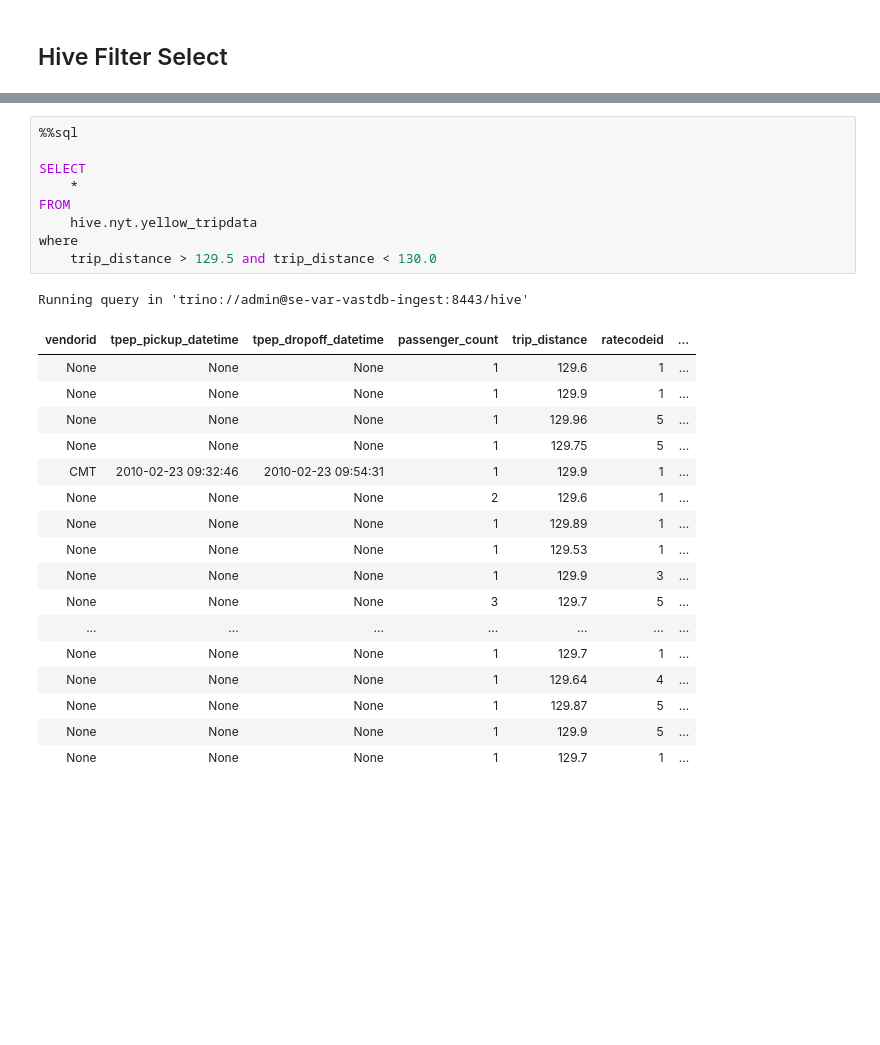
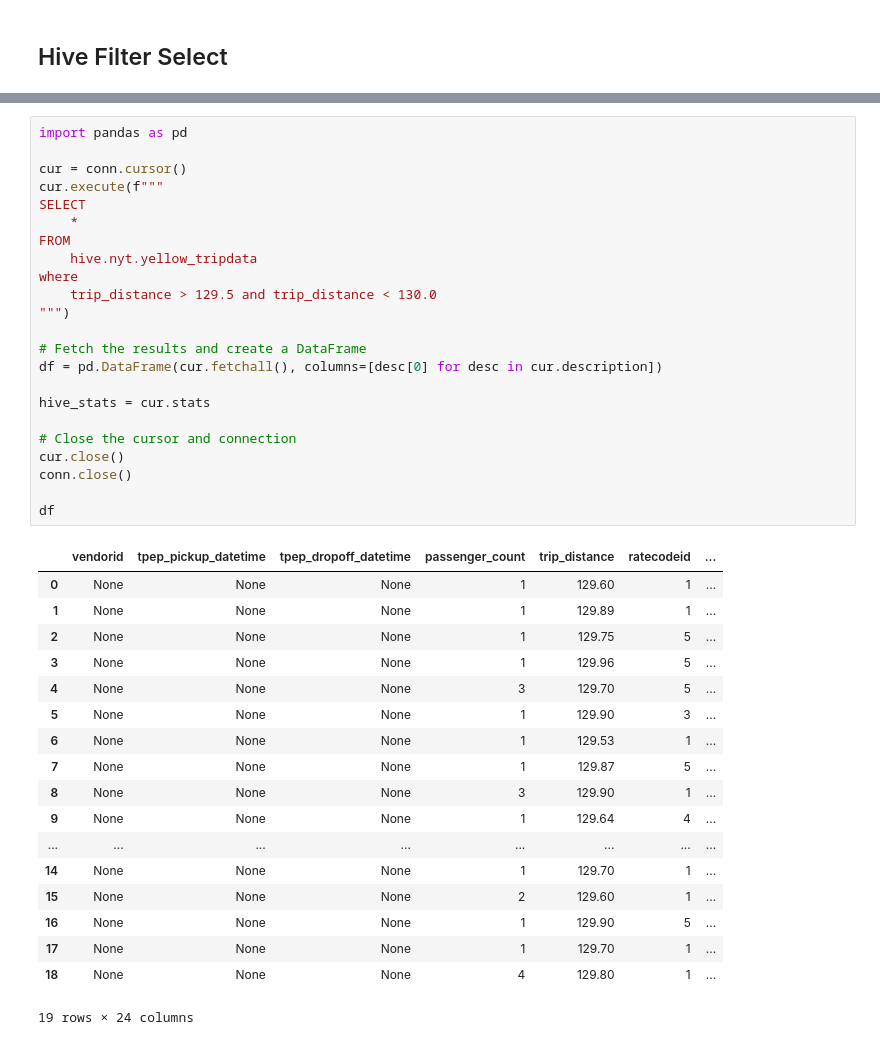
Before and after one commit to snowch/vast-docker-compose-examples, a Jupyter notebook: jupyter-pyspark/examples/taxi_data/yellow_taxi_data_pt6_performance.ipynb, the cells around one changed output, grey strips where cells are left out. Drawn from its saved outputs; the diff is of its cells as text; blank space fills up the shorter version.

```diff
--- a/jupyter-pyspark/examples/taxi_data/yellow_taxi_data_pt6_performance.ipynb
+++ b/jupyter-pyspark/examples/taxi_data/yellow_taxi_data_pt6_performance.ipynb
@@ -85,28 +115,42 @@ Connecting and switching to connection 'trino://admin@se-var-vastdb-ingest:8443/
-# %%
-%%sql
-
-SELECT
-    *
-FROM
-    hive.nyt.yellow_tripdata
-where
-    trip_distance > 129.5 and trip_distance < 130.0
-# %% [output]
-Running query in 'trino://admin@se-var-vastdb-ingest:8443/hive'
-| vendorid | tpep_pickup_datetime | tpep_dropoff_datetime | passenger_count | trip_distance | ratecodeid | ... |
-| None | None | None | 1 | 129.6 | 1 | ... |
-| None | None | None | 1 | 129.9 | 1 | ... |
-| None | None | None | 1 | 129.96 | 5 | ... |
-| None | None | None | 1 | 129.75 | 5 | ... |
-| CMT | 2010-02-23 09:32:46 | 2010-02-23 09:54:31 | 1 | 129.9 | 1 | ... |
-| None | None | None | 2 | 129.6 | 1 | ... |
-| None | None | None | 1 | 129.89 | 1 | ... |
-| None | None | None | 1 | 129.53 | 1 | ... |
-| None | None | None | 1 | 129.9 | 3 | ... |
-| None | None | None | 3 | 129.7 | 5 | ... |
-| ... | ... | ... | ... | ... | ... | ... |
-| None | None | None | 1 | 129.7 | 1 | ... |
-| None | None | None | 1 | 129.64 | 4 | ... |
-| None | None | None | 1 | 129.87 | 5 | ... |
-| None | None | None | 1 | 129.9 | 5 | ... |
-| None | None | None | 1 | 129.7 | 1 | ... |
+# %%
+import pandas as pd
+
+cur = conn.cursor()
+cur.execute(f"""
+SELECT
+    *
+FROM
+    hive.nyt.yellow_tripdata
+where
+    trip_distance > 129.5 and trip_distance < 130.0
+""")
+
+# Fetch the results and create a DataFrame
+df = pd.DataFrame(cur.fetchall(), columns=[desc[0] for desc in cur.description])
+
+hive_stats = cur.stats
+
+# Close the cursor and connection
+cur.close()
+conn.close()
+
+df
+# %% [output]
+|  | vendorid | tpep_pickup_datetime | tpep_dropoff_datetime | passenger_count | trip_distance | ratecodeid | ... |
+| 0 | None | None | None | 1 | 129.60 | 1 | ... |
+| 1 | None | None | None | 1 | 129.89 | 1 | ... |
+| 2 | None | None | None | 1 | 129.75 | 5 | ... |
+| 3 | None | None | None | 1 | 129.96 | 5 | ... |
+| 4 | None | None | None | 3 | 129.70 | 5 | ... |
+| 5 | None | None | None | 1 | 129.90 | 3 | ... |
+| 6 | None | None | None | 1 | 129.53 | 1 | ... |
+| 7 | None | None | None | 1 | 129.87 | 5 | ... |
+| 8 | None | None | None | 3 | 129.90 | 1 | ... |
+| 9 | None | None | None | 1 | 129.64 | 4 | ... |
+| ... | ... | ... | ... | ... | ... | ... | ... |
+| 14 | None | None | None | 1 | 129.70 | 1 | ... |
+| 15 | None | None | None | 2 | 129.60 | 1 | ... |
+| 16 | None | None | None | 1 | 129.90 | 5 | ... |
+| 17 | None | None | None | 1 | 129.70 | 1 | ... |
+| 18 | None | None | None | 4 | 129.80 | 1 | ... |
+19 rows × 24 columns
```
Also changed, not shown: parts of 17 cells of this notebook.
